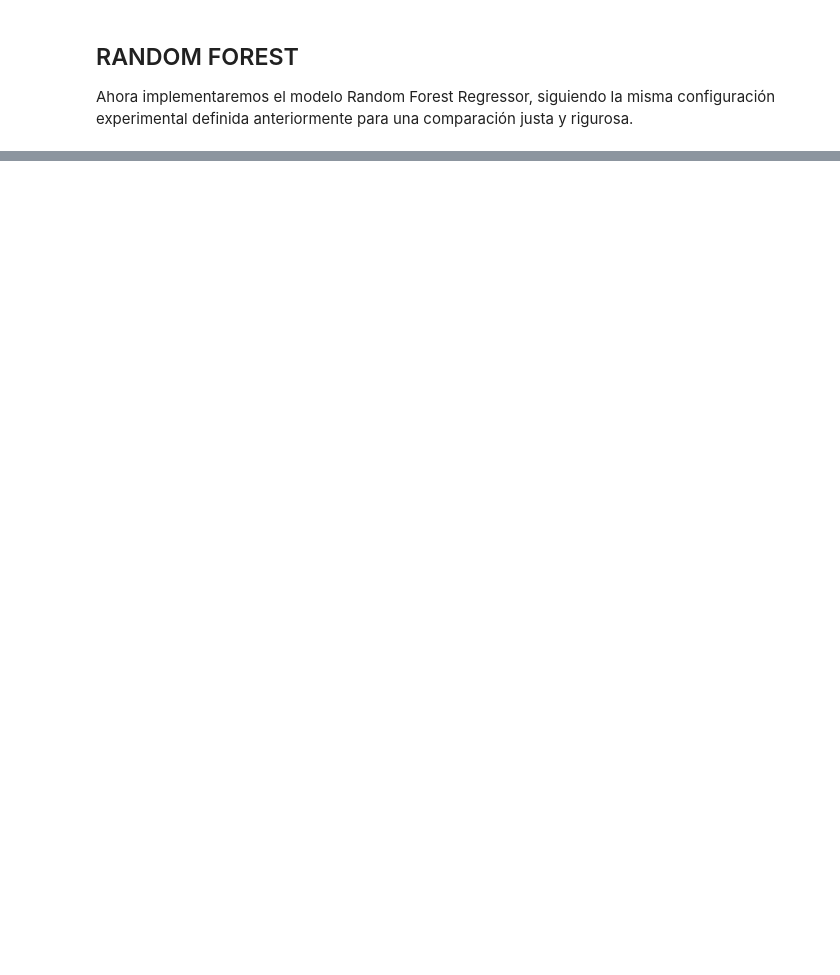
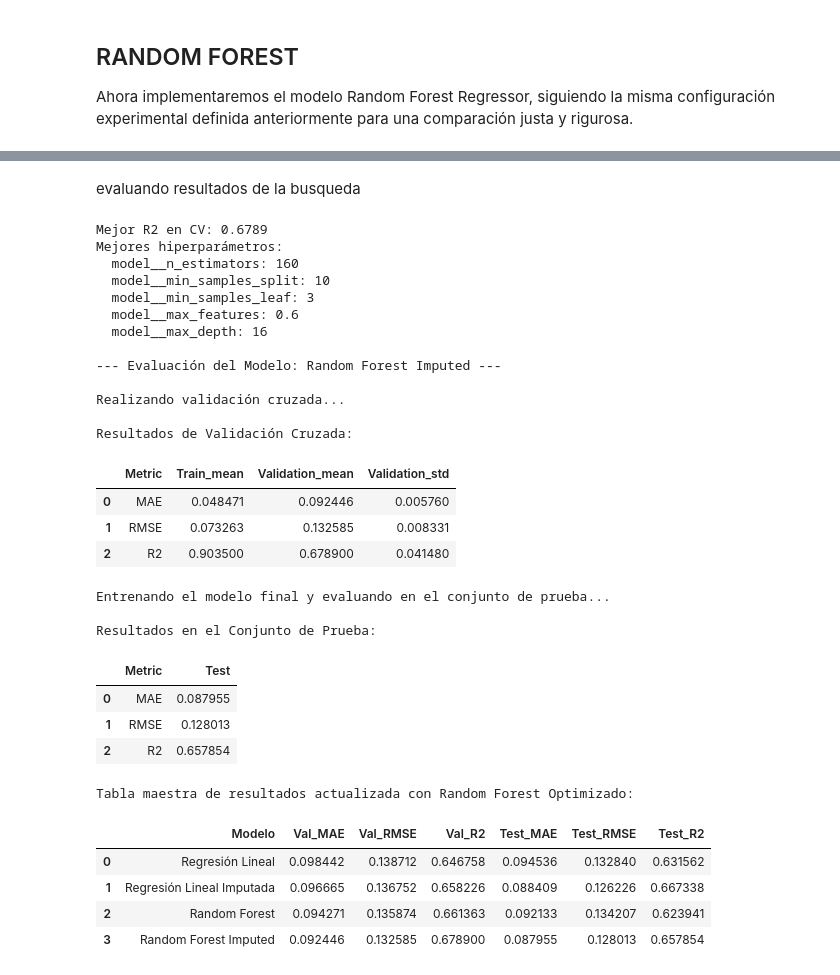
Before and after one commit to josemesa0112/machine-learning-repository, a Jupyter notebook: Machine_Learning_applied_to_Crime_Prediction.ipynb, the cells around one changed output, grey strips where cells are left out. Drawn from its saved outputs; the diff is of its cells as text; code cells hidden in the pictures; blank space fills up the shorter version.

```diff
--- a/Machine_Learning_applied_to_Crime_Prediction.ipynb
+++ b/Machine_Learning_applied_to_Crime_Prediction.ipynb
@@ -769,0 +861,77 @@ Al comparar el desempeño del modelo Random Forest con la Regresión Lineal, pod
+# %% [markdown]
+evaluando resultados de la busqueda
+# %%
+# Mejor score de R2 en validación cruzada
+best_r2_cv = random_search_rf.best_score_
+print(f"Mejor R2 en CV: {best_r2_cv:.4f}")
+
+# Mejores hiperparámetros encontrados
+best_params = random_search_rf.best_params_
+print("Mejores hiperparámetros:")
+for param, value in best_params.items():
+    print(f"  {param}: {value}")
+
+# Mejor modelo estimado
+optimized_rf_pipeline = random_search_rf.best_estimator_
+
+# Obtener el R2 de entrenamiento para el mejor estimador de los resultados de RandomizedSearchCV
+# Se toma el R2 de entrenamiento promedio del mejor estimador de la validación cruzada
+best_index = random_search_rf.best_index_
+rf_r2_opt_train_cv = random_search_rf.cv_results_['mean_train_score'][best_index]
+
+# Evaluar el modelo optimizado en el conjunto de prueba usando la función `evaluate_regression_model`
+val_mae_rf_opt, val_rmse_rf_opt, val_r2_rf_opt, test_mae_rf_opt, test_rmse_rf_opt, test_r2_rf_opt, y_pred_rf_opt = \
+    evaluate_regression_model(
+        optimized_rf_pipeline,
+        X_train_imputed, y_train_imputed, X_test_imputed, y_test_imputed,
+        cv,
+        scoring,
+        model_name="Random Forest Imputed"
+    )
+
+# Eliminar la entrada existente si el modelo ya está en la tabla
+master_results_df = master_results_df[master_results_df['Modelo'] != "Random Forest Imputed"].reset_index(drop=True)
+# Añadir los resultados a la tabla maestra
+master_results_df.loc[len(master_results_df)] = [
+    "Random Forest Imputed",
+    val_mae_rf_opt,
+    val_rmse_rf_opt,
+    val_r2_rf_opt,
+    test_mae_rf_opt,
+    test_rmse_rf_opt,
+    test_r2_rf_opt
+]
+
+print("\nTabla maestra de resultados actualizada con Random Forest Optimizado:")
+display(master_results_df)
+# %% [output]
+Mejor R2 en CV: 0.6789
+Mejores hiperparámetros:
+  model__n_estimators: 160
+  model__min_samples_split: 10
+  model__min_samples_leaf: 3
+  model__max_features: 0.6
+  model__max_depth: 16
+
+--- Evaluación del Modelo: Random Forest Imputed ---
+
+Realizando validación cruzada...
+
+Resultados de Validación Cruzada:
+|  | Metric | Train_mean | Validation_mean | Validation_std |
+| 0 | MAE | 0.048471 | 0.092446 | 0.005760 |
+| 1 | RMSE | 0.073263 | 0.132585 | 0.008331 |
+| 2 | R2 | 0.903500 | 0.678900 | 0.041480 |
+Entrenando el modelo final y evaluando en el conjunto de prueba...
+
+Resultados en el Conjunto de Prueba:
+|  | Metric | Test |
+| 0 | MAE | 0.087955 |
+| 1 | RMSE | 0.128013 |
+| 2 | R2 | 0.657854 |
+Tabla maestra de resultados actualizada con Random Forest Optimizado:
+|  | Modelo | Val_MAE | Val_RMSE | Val_R2 | Test_MAE | Test_RMSE | Test_R2 |
+| 0 | Regresión Lineal | 0.098442 | 0.138712 | 0.646758 | 0.094536 | 0.132840 | 0.631562 |
+| 1 | Regresión Lineal Imputada | 0.096665 | 0.136752 | 0.658226 | 0.088409 | 0.126226 | 0.667338 |
+| 2 | Random Forest | 0.094271 | 0.135874 | 0.661363 | 0.092133 | 0.134207 | 0.623941 |
+| 3 | Random Forest Imputed | 0.092446 | 0.132585 | 0.678900 | 0.087955 | 0.128013 | 0.657854 |
```
Also changed, not shown: parts of 17 cells of this notebook.
